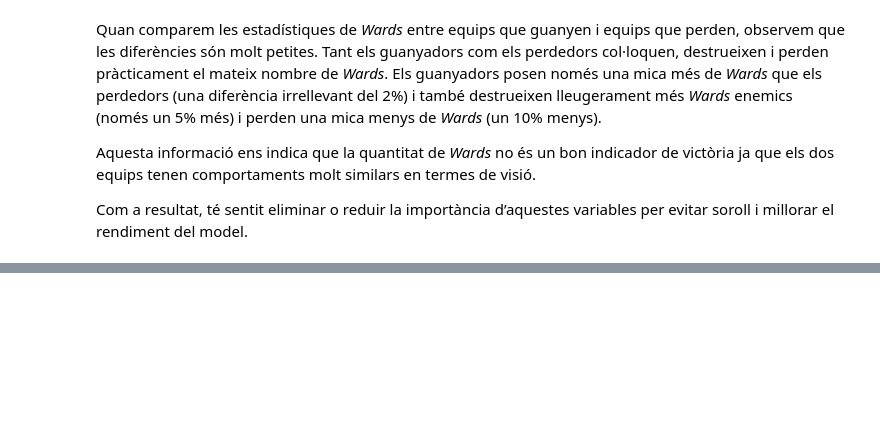
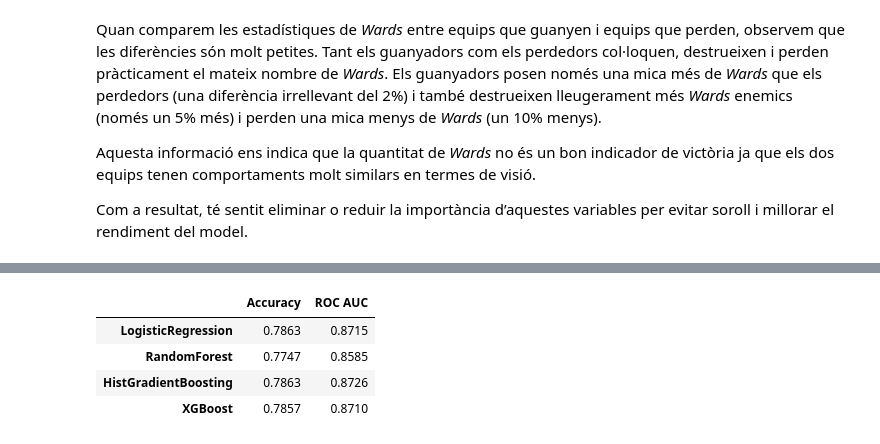
Before and after one commit to NIU1634990/kaggle_lol, a Jupyter notebook: kaggle.ipynb, the cells around one changed output, grey strips where cells are left out. Saved outputs shown, nothing was run; the diff lists cells and outputs as text; code cells hidden in the pictures; blank space fills up the shorter version.

```diff
--- a/kaggle.ipynb
+++ b/kaggle.ipynb
@@ -1156,0 +956,67 @@ Analisis
+# %%
+pipelines = {
+    'LogisticRegression': Pipeline([
+        ('scaler', StandardScaler()),
+        ('model', LogisticRegression(solver='lbfgs', max_iter=1000, random_state=42))
+    ]),
+
+    'RandomForest': Pipeline([
+        ('model', RandomForestClassifier(n_estimators=100, random_state=42))
+    ]),
+
+    'HistGradientBoosting': Pipeline([
+        ('model', HistGradientBoostingClassifier(max_iter=100, random_state=42))
+    ]),
+
+    'XGBoost': Pipeline([
+        ('model', XGBClassifier(eval_metric='logloss', random_state=42))
+    ])
+}
+
+results = {}
+
+for name, pipe in pipelines.items():
+    pipe.fit(Xu_train, y_train)
+    y_pred = pipe.predict(Xu_test)
+    y_proba = pipe.predict_proba(Xu_test)[:, 1]
+
+    acc = accuracy_score(y_test, y_pred)
+    auc_score = roc_auc_score(y_test, y_proba)
+
+    results[name] = {
+        'accuracy': acc,
+        'roc_auc': auc_score,
+        'y_pred': y_pred,
+        'y_proba': y_proba
+    }
+
+results_table = pd.DataFrame({
+    model: {
+        'Accuracy': res['accuracy'],
+        'ROC AUC': res['roc_auc']
+    } for model, res in results.items()
+}).T
+
+results_styled = results_table.style.format({
+    "Accuracy": "{:.4f}",
+    "ROC AUC": "{:.4f}"
+}).background_gradient(cmap="YlGnBu")
+
+html = f"""
+<div style="
+    max-height: 300px;
+    overflow-y: auto;
+    overflow-x: auto;
+    border: 1px solid #ccc;
+    padding: 10px;
+">
+{results_styled.to_html()}
+</div>
+"""
+HTML(html)
+# %% [output]
+|  | Accuracy | ROC AUC |
+| LogisticRegression | 0.7863 | 0.8715 |
+| RandomForest | 0.7747 | 0.8585 |
+| HistGradientBoosting | 0.7863 | 0.8726 |
+| XGBoost | 0.7857 | 0.8710 |
```
Also changed, not shown: parts of 20 cells of this notebook.
